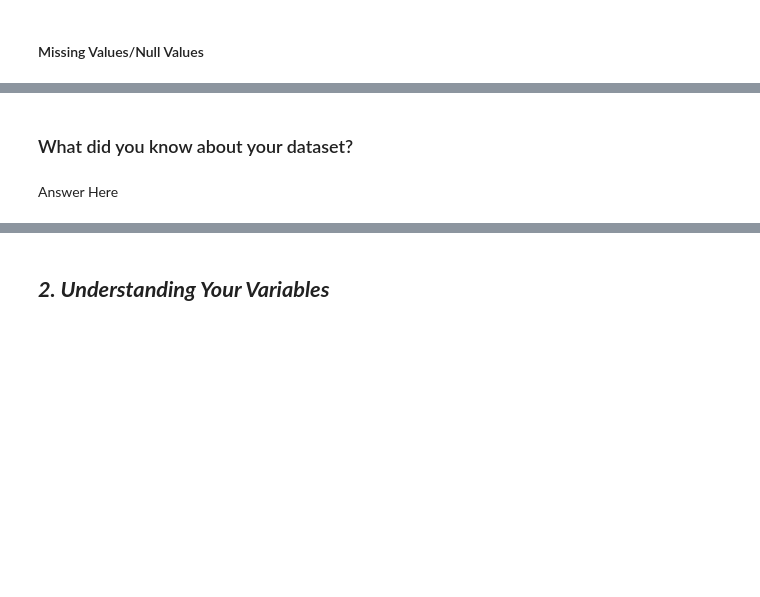
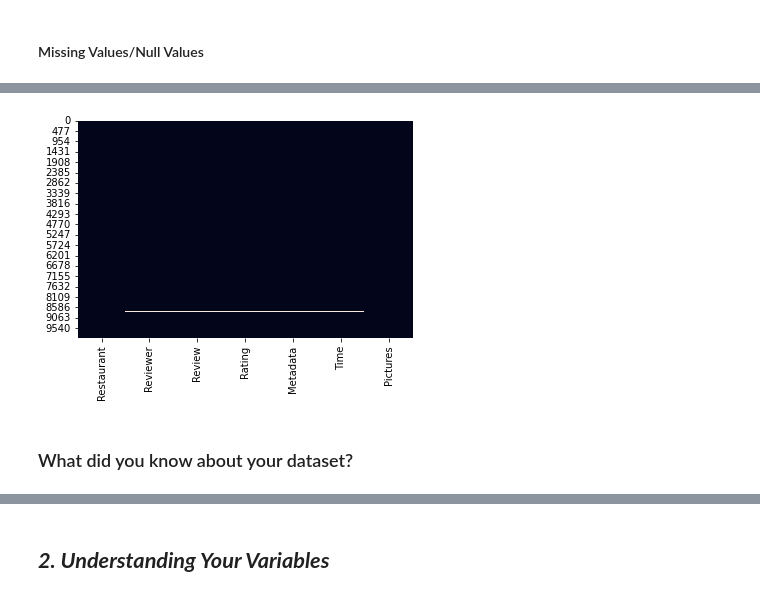
Before and after one commit to abhinav4201/UnSupervised-ML-Zomato-Restaurant-Clustering-and-Sentiment-Analysis, a Jupyter notebook: UnSupervised_ML_Zomato_Restaurant_Clustering_and_Sentiment_Analysis_capstone_project_4.ipynb, the cells around one changed output, grey strips where cells are left out. Cells and saved outputs as stored; diff of their text form; code cells hidden in the pictures; blank space fills up the shorter version.

```diff
--- a/UnSupervised_ML_Zomato_Restaurant_Clustering_and_Sentiment_Analysis_capstone_project_4.ipynb
+++ b/UnSupervised_ML_Zomato_Restaurant_Clustering_and_Sentiment_Analysis_capstone_project_4.ipynb
@@ -118,4 +354,8 @@ M - Multivariate Analysis
+# %%
+# Visualizing the missing values for reviews
+# Checking Null Value by plotting Heatmap
+sns.heatmap(review_df.isnull(), cbar=False);
+# %% [output]
+[figure, added]
 # %% [markdown]
 ### What did you know about your dataset?
-# %% [markdown]
-Answer Here
```
Also changed, not shown: parts of 35 cells of this notebook.
